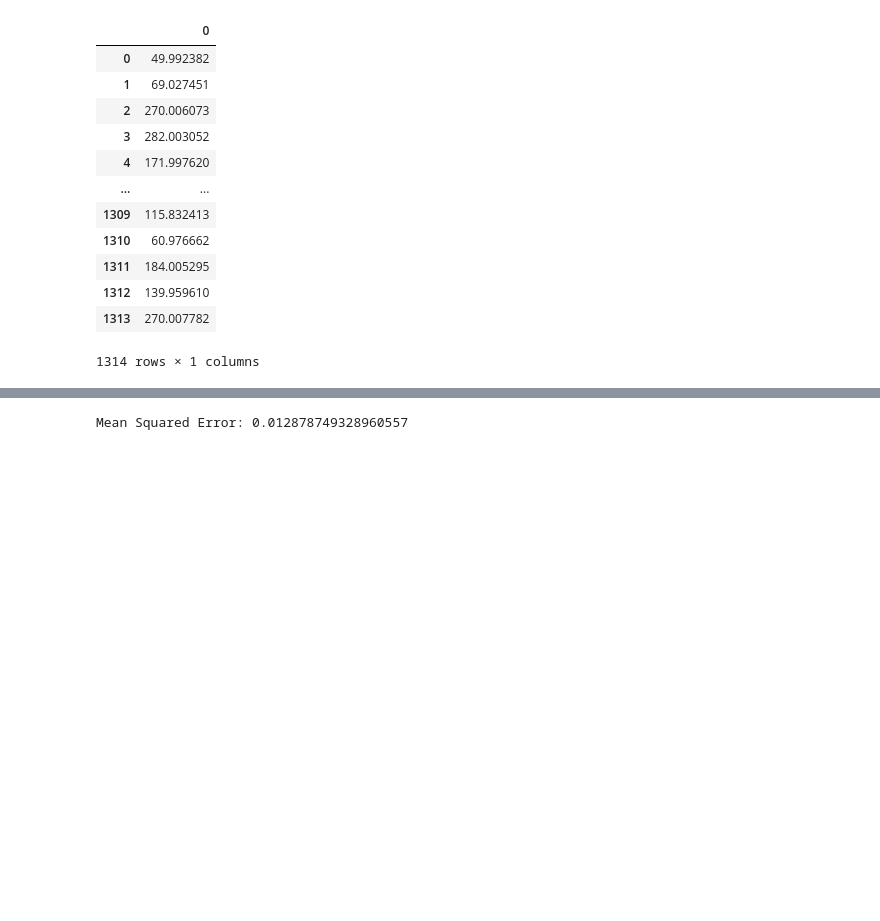
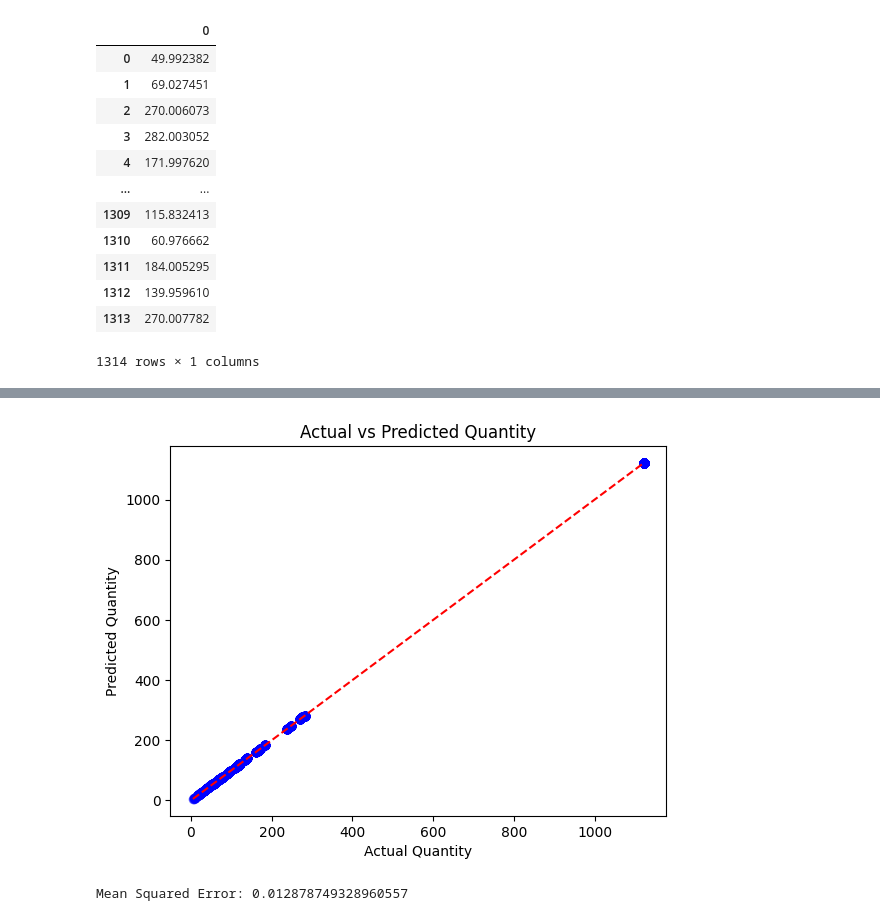
Before and after one commit to Nlasry1996/Nautica-Home, a Jupyter notebook: FamilyItemPred.ipynb, the cells around one changed output, grey strips where cells are left out. Drawn from its saved outputs; the diff is of its cells as text; code cells hidden in the pictures; blank space fills up the shorter version.

```diff
--- a/FamilyItemPred.ipynb
+++ b/FamilyItemPred.ipynb
@@ -264,3 +284,13 @@ df_predictions
+# %%
+import matplotlib.pyplot as plt
+plt.scatter(y_test, y_pred, color='blue', alpha=0.5)
+plt.plot([y_test.min(), y_test.max()], [y_pred.min(), y_pred.max()], color='red', linestyle='--')
+plt.xlabel('Actual Quantity')
+plt.ylabel('Predicted Quantity')
+plt.title('Actual vs Predicted Quantity')
+plt.show()
+# %% [output]
+[figure, added]
 # %%
 # Evaluating the model using mean squared error
 mse = mean_squared_error(y_test, y_pred)
```
Also changed, not shown: parts of 2 cells of this notebook.
